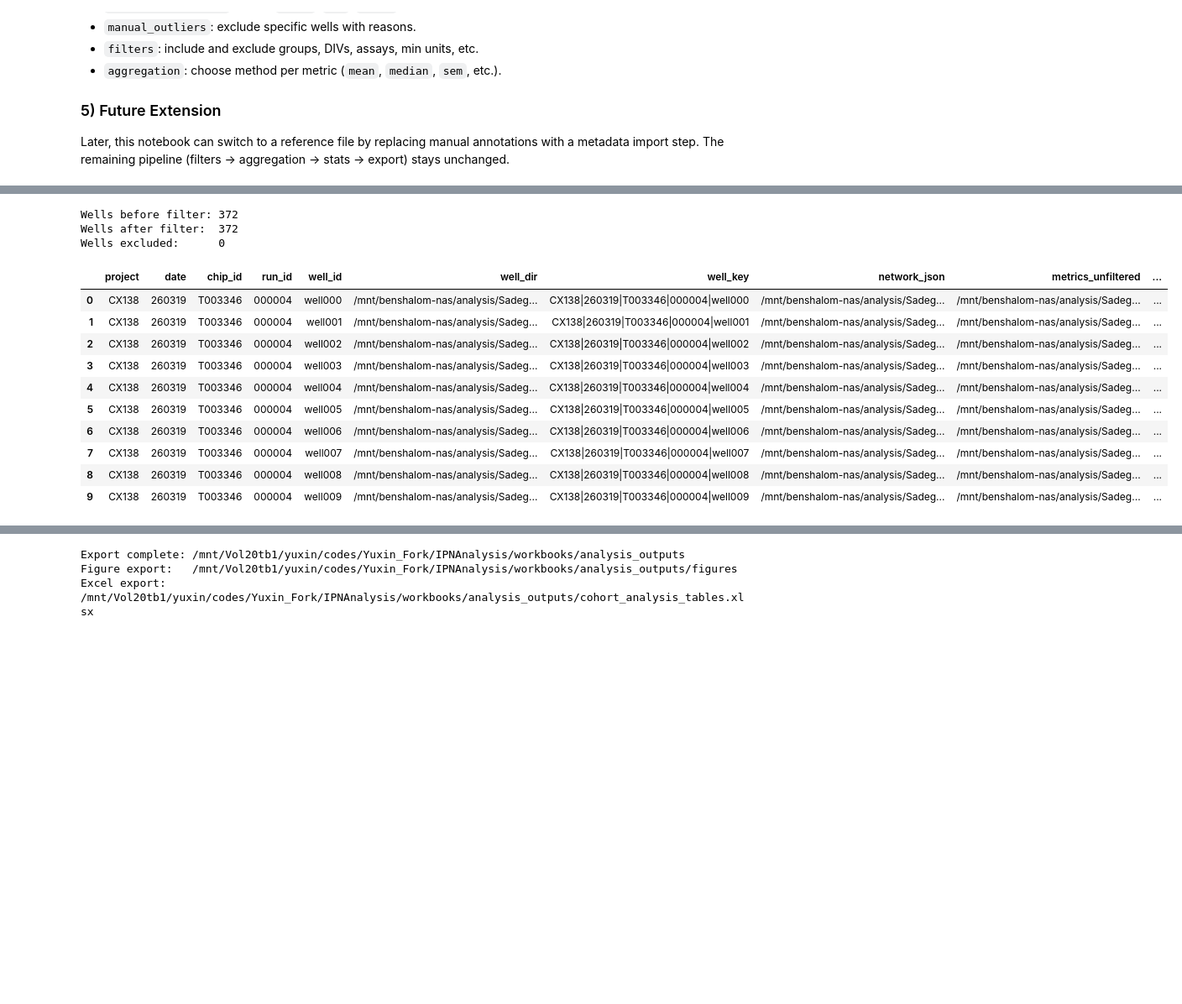
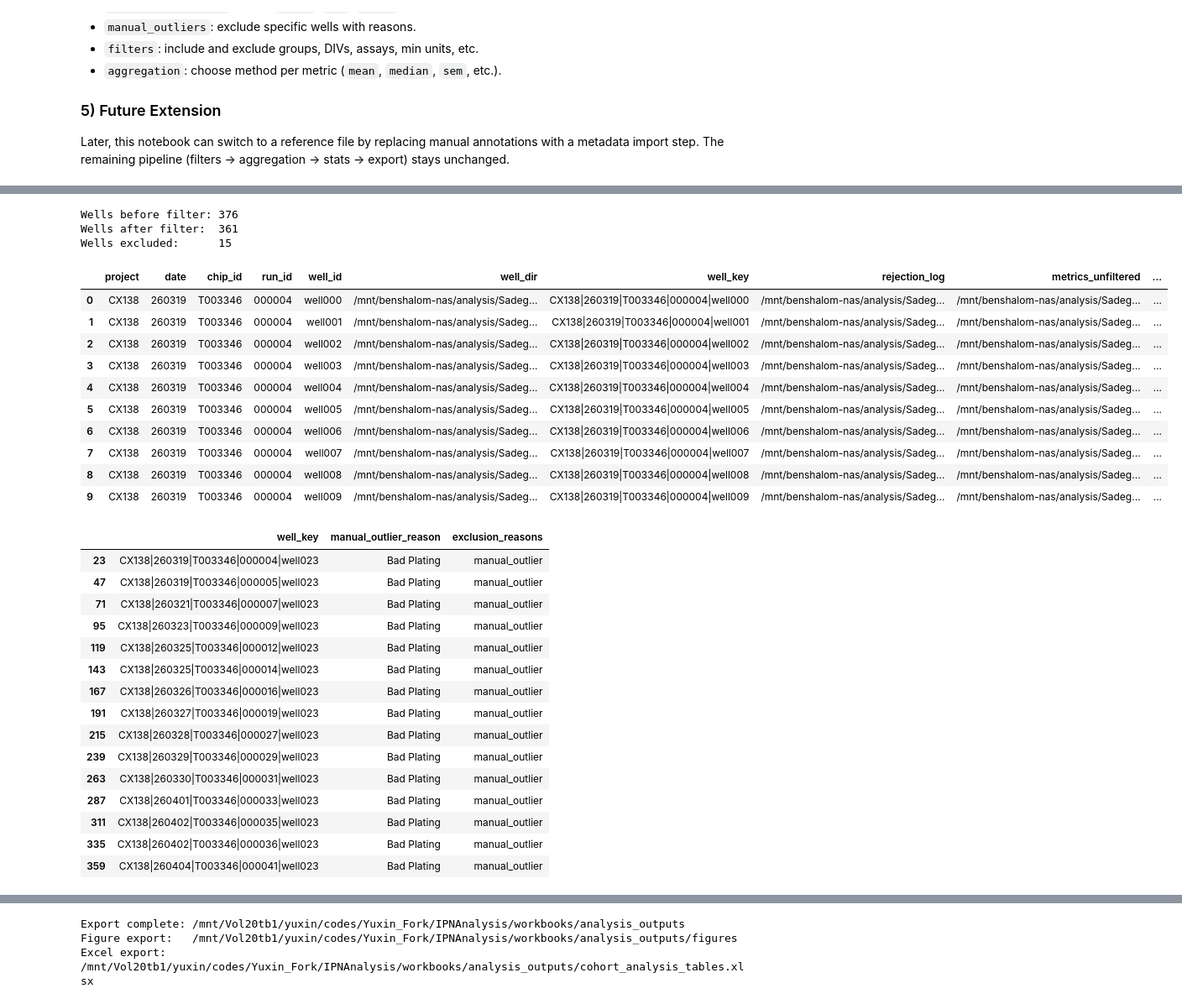
Before and after one commit to Yuxin-Ren-SZ/MEA_Analysis, a Jupyter notebook: IPNAnalysis/workbooks/Yuxin_Analysis.ipynb, the cells around one changed output, grey strips where cells are left out. Shown at 84% size. Saved outputs shown, nothing was run; the diff lists cells and outputs as text; code cells hidden in the pictures; blank space fills up the shorter version.

```diff
--- a/IPNAnalysis/workbooks/Yuxin_Analysis.ipynb
+++ b/IPNAnalysis/workbooks/Yuxin_Analysis.ipynb
@@ -102,6 +103,15 @@ CONFIG = {
             '.ipynb_checkpoints',
         ],
     },
+    'time_model': {
+        'div0_date': '2026-03-13',
+        'treatment_date': '2026-03-25',
+        'override_div_from_date': True,
+        'treatment_day_phase': 'post_treatment',
+        'treatment_bin_size_days': 3,
+        'pre_label': 'pre_treatment',
+        'post_label': 'post_treatment',
+    },
     'plate_grouping': {
         'enabled': True,
         'layout': 'row_major',
@@ -125,9 +135,10 @@ CONFIG = {
     },
     'manual_annotations': [
         # Example:
-        # {'chip_id': 'M08018', 'run_id': '000021', 'well_id': 'well003', 'group': 'Healthy', 'DIV': 14, 'assay': 'Network today'},
+        # {'chip_id': 'M08018', 'run_id': '000021', 'well_id': 'well003', 'assay': 'Network today'},
     ],
     'manual_outliers': [
+        {'well_id': 23, 'reason': 'Bad Plating'},
         # Example:
         # {'chip_id': 'M08020', 'run_id': '000024', 'well_id': 'well005', 'reason': 'Electrode drift'},
     ],
@@ -137,6 +148,8 @@ CONFIG = {
         'allowed_groups': None,
         'allowed_assays': None,
         'allowed_divs': None,
+        'allowed_treatment_phases': None,
+        'allowed_time_bin_starts': None,
         'min_units_network_json': 0,
         'require_network_json': True,
     },
@@ -164,7 +177,8 @@ CONFIG = {
     },
     'analysis': {
         'group_col': 'group',
-        'x_col': 'DIV',
+        'x_col': 'time_bin_start_day',
+        'x_label': 'Days since treatment (bin start day)',
         'metric_list': [
             'network_bursts_rate',
             'network_bursts_count',
@@ -933,37 +1094,46 @@ def apply_well_filters(well_df: pd.DataFrame, filters: dict[str, Any]) -> tuple[
     allowed_divs = filters.get('allowed_divs')
     if allowed_divs is not None and 'DIV' in work.columns:
         allowed_divs = [float(x) for x in allowed_divs]
         register(pd.to_numeric(work['DIV'], errors='coerce').isin(allowed_divs), 'div_not_allowed')
 
+    allowed_phases = filters.get('allowed_treatment_phases')
+    if allowed_phases is not None and 'treatment_phase' in work.columns:
+        register(work['treatment_phase'].isin(allowed_phases), 'treatment_phase_not_allowed')
+
+    allowed_bins = filters.get('allowed_time_bin_starts')
+    if allowed_bins is not None and 'time_bin_start_day' in work.columns:
+        allowed_bins = [int(x) for x in allowed_bins]
+        register(pd.to_numeric(work['time_bin_start_day'], errors='coerce').isin(allowed_bins), 'time_bin_not_allowed')
+
     if filters.get('drop_unknown_group', False) and 'group' in work.columns:
         register(work['group'].notna() & (work['group'].astype(str) != 'Unknown'), 'unknown_group')
 
     if filters.get('exclude_manual_outliers', True) and 'is_manual_outlier' in work.columns:
         register(~work['is_manual_outlier'].fillna(False), 'manual_outlier')
 
     filtered = work.loc[keep].copy()
     excluded = work.loc[~keep].copy()
 
     if not excluded.empty:
         excluded['exclusion_reasons'] = ['; '.join(reasons[idx]) for idx in excluded.index]
 
     return filtered, excluded
 
 
 well_filtered, exclusion_log = apply_well_filters(well_index, CONFIG['filters'])
 
 print(f'Wells before filter: {len(well_index)}')
 print(f'Wells after filter:  {len(well_filtered)}')
 print(f'Wells excluded:      {len(exclusion_log)}')
 
 display(well_filtered.head(10))
 if not exclusion_log.empty:
     display(exclusion_log[['well_key', 'manual_outlier_reason', 'exclusion_reasons']].head(20))
 # %% [output]
-Wells before filter: 372
-Wells after filter:  372
-Wells excluded:      0
+Wells before filter: 376
+Wells after filter:  361
+Wells excluded:      15
-|  | project | date | chip_id | run_id | well_id | well_dir | well_key | network_json | metrics_unfiltered | ... |
+|  | project | date | chip_id | run_id | well_id | well_dir | well_key | rejection_log | metrics_unfiltered | ... |
 | 0 | CX138 | 260319 | T003346 | 000004 | well000 | /mnt/benshalom-nas/analysis/Sadeg... | CX138|260319|T003346|000004|well000 | /mnt/benshalom-nas/analysis/Sadeg... | /mnt/benshalom-nas/analysis/Sadeg... | ... |
 | 1 | CX138 | 260319 | T003346 | 000004 | well001 | /mnt/benshalom-nas/analysis/Sadeg... | CX138|260319|T003346|000004|well001 | /mnt/benshalom-nas/analysis/Sadeg... | /mnt/benshalom-nas/analysis/Sadeg... | ... |
 | 2 | CX138 | 260319 | T003346 | 000004 | well002 | /mnt/benshalom-nas/analysis/Sadeg... | CX138|260319|T003346|000004|well002 | /mnt/benshalom-nas/analysis/Sadeg... | /mnt/benshalom-nas/analysis/Sadeg... | ... |
@@ -974,6 +1144,22 @@ Wells excluded:      0
 | 7 | CX138 | 260319 | T003346 | 000004 | well007 | /mnt/benshalom-nas/analysis/Sadeg... | CX138|260319|T003346|000004|well007 | /mnt/benshalom-nas/analysis/Sadeg... | /mnt/benshalom-nas/analysis/Sadeg... | ... |
 | 8 | CX138 | 260319 | T003346 | 000004 | well008 | /mnt/benshalom-nas/analysis/Sadeg... | CX138|260319|T003346|000004|well008 | /mnt/benshalom-nas/analysis/Sadeg... | /mnt/benshalom-nas/analysis/Sadeg... | ... |
 | 9 | CX138 | 260319 | T003346 | 000004 | well009 | /mnt/benshalom-nas/analysis/Sadeg... | CX138|260319|T003346|000004|well009 | /mnt/benshalom-nas/analysis/Sadeg... | /mnt/benshalom-nas/analysis/Sadeg... | ... |
+|  | well_key | manual_outlier_reason | exclusion_reasons |
+| 23 | CX138|260319|T003346|000004|well023 | Bad Plating | manual_outlier |
+| 47 | CX138|260319|T003346|000005|well023 | Bad Plating | manual_outlier |
+| 71 | CX138|260321|T003346|000007|well023 | Bad Plating | manual_outlier |
+| 95 | CX138|260323|T003346|000009|well023 | Bad Plating | manual_outlier |
+| 119 | CX138|260325|T003346|000012|well023 | Bad Plating | manual_outlier |
+| 143 | CX138|260325|T003346|000014|well023 | Bad Plating | manual_outlier |
+| 167 | CX138|260326|T003346|000016|well023 | Bad Plating | manual_outlier |
+| 191 | CX138|260327|T003346|000019|well023 | Bad Plating | manual_outlier |
+| 215 | CX138|260328|T003346|000027|well023 | Bad Plating | manual_outlier |
+| 239 | CX138|260329|T003346|000029|well023 | Bad Plating | manual_outlier |
+| 263 | CX138|260330|T003346|000031|well023 | Bad Plating | manual_outlier |
+| 287 | CX138|260401|T003346|000033|well023 | Bad Plating | manual_outlier |
+| 311 | CX138|260402|T003346|000035|well023 | Bad Plating | manual_outlier |
+| 335 | CX138|260402|T003346|000036|well023 | Bad Plating | manual_outlier |
+| 359 | CX138|260404|T003346|000041|well023 | Bad Plating | manual_outlier |
 # %%
 def subset_by_well_keys(df: pd.DataFrame, allowed_keys: set[str]) -> pd.DataFrame:
     if df.empty:
```
Also changed, not shown: parts of 13 cells of this notebook.
